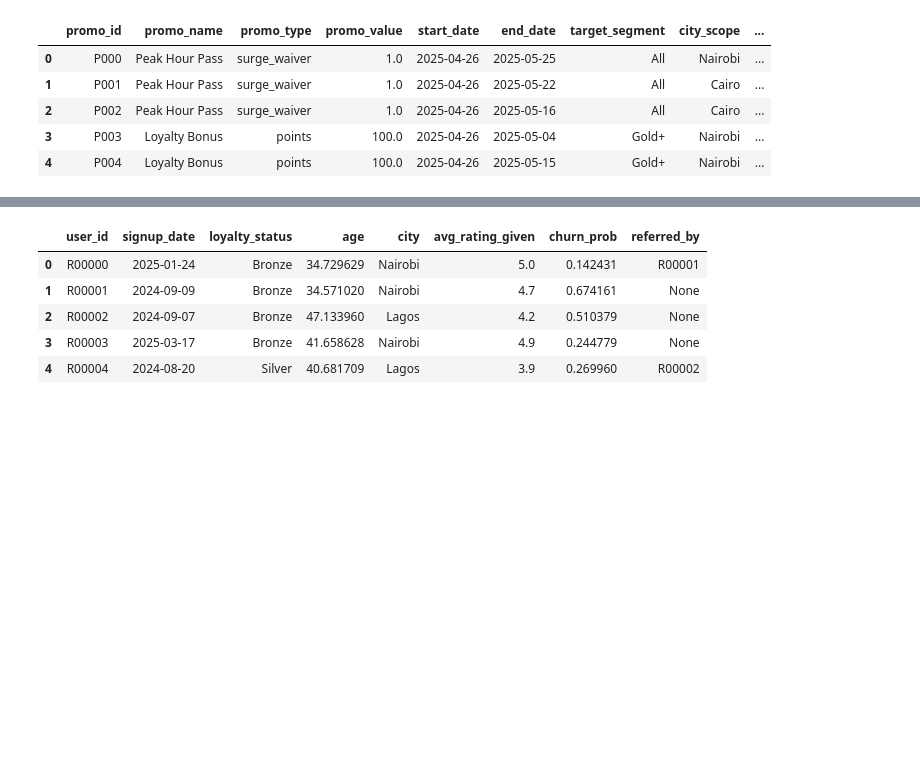
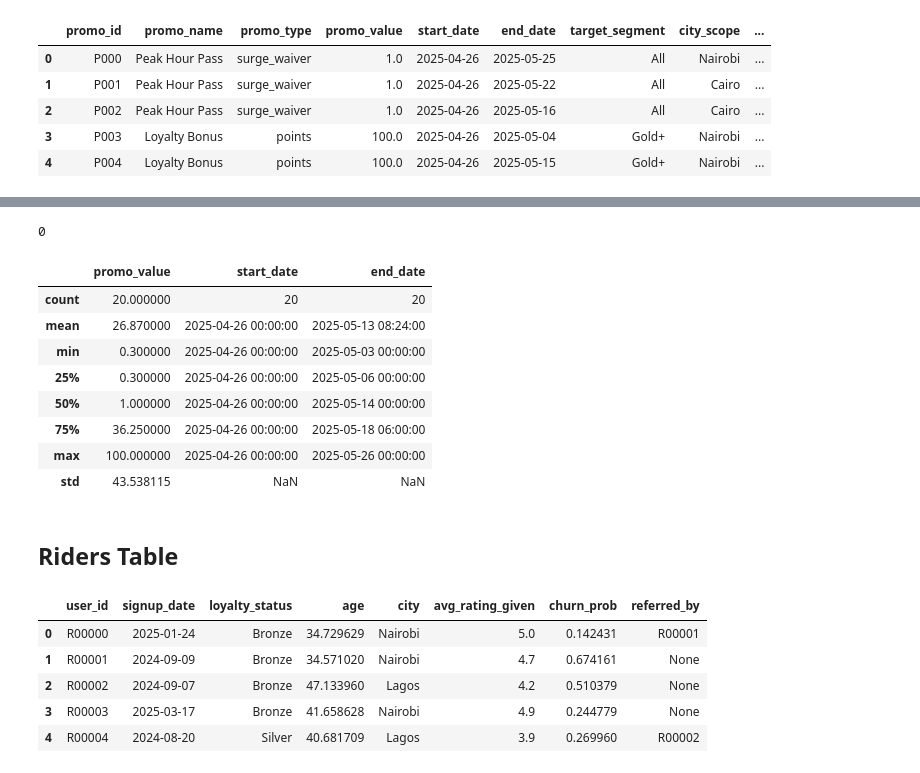
Before and after one commit to Richard-Gidi/Ridewise, a Jupyter notebook: EDA.ipynb, the cells around one changed output, grey strips where cells are left out. Drawn from its saved outputs; the diff is of its cells as text; code cells hidden in the pictures; blank space fills up the shorter version.

```diff
--- a/EDA.ipynb
+++ b/EDA.ipynb
@@ -278,5 +280,6 @@ plt.show()
 # %%
-table_data['promotions']
+promotions = table_data['promotions']
+promotions.head()
 # %% [output]
 |  | promo_id | promo_name | promo_type | promo_value | start_date | end_date | target_segment | city_scope | ... |
 | 0 | P000 | Peak Hour Pass | surge_waiver | 1.0 | 2025-04-26 | 2025-05-25 | All | Nairobi | ... |
@@ -286,0 +336,14 @@ table_data['promotions']
+# %%
+# Convert object columns to 'category' type
+category_columns = ['target_segment', 'success_metric','promo_type','promo_name',
+                    'city_scope','ab_test_groups']
+for col in category_columns:
+    promotions[col] = promotions[col].astype('category')
+
+# Convert date columns to datetime
+date_columns = ['end_date', 'start_date']
+for col in date_columns:
+    promotions[col] = pd.to_datetime(promotions[col])
+
+# Check the updated data types
+promotions.info()
@@ -287 +369,20 @@ table_data['promotions']
+# %%
+# Checking for duplicates
+promotions.duplicated().sum()
+# %% [output]
+0
+# %%
+promotions.describe()
+# %% [output]
+|  | promo_value | start_date | end_date |
+| count | 20.000000 | 20 | 20 |
+| mean | 26.870000 | 2025-04-26 00:00:00 | 2025-05-13 08:24:00 |
+| min | 0.300000 | 2025-04-26 00:00:00 | 2025-05-03 00:00:00 |
+| 25% | 0.300000 | 2025-04-26 00:00:00 | 2025-05-06 00:00:00 |
+| 50% | 1.000000 | 2025-04-26 00:00:00 | 2025-05-14 00:00:00 |
+| 75% | 36.250000 | 2025-04-26 00:00:00 | 2025-05-18 06:00:00 |
+| max | 100.000000 | 2025-04-26 00:00:00 | 2025-05-26 00:00:00 |
+| std | 43.538115 | NaN | NaN |
+# %% [markdown]
+## Riders Table
 # %%
```
Also changed, not shown: parts of 14 cells of this notebook.
